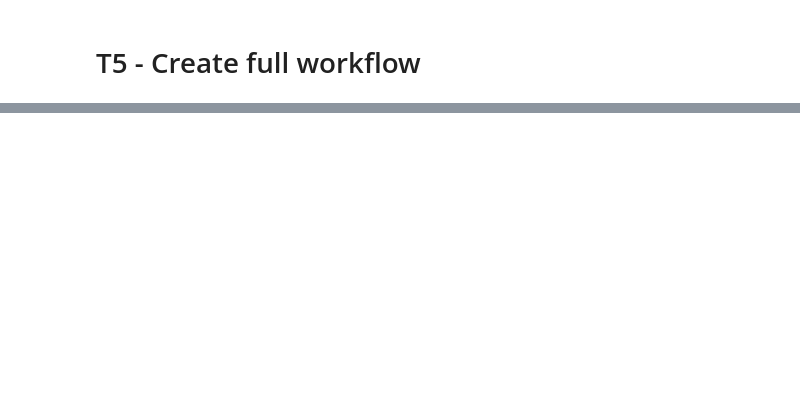
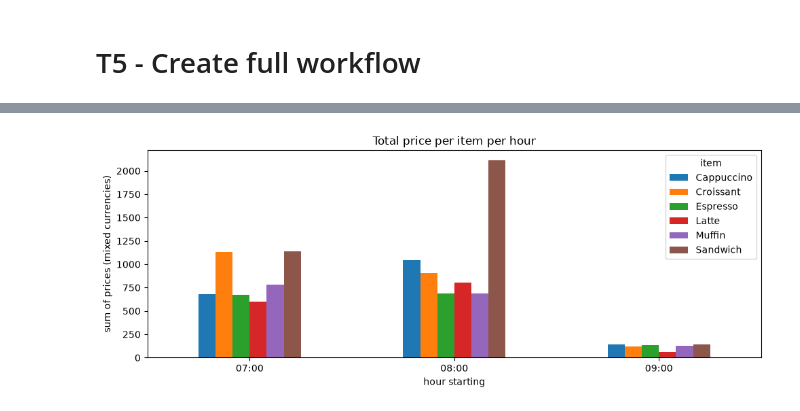
Before and after one commit to SheathAndWhitley/INF201_deliverable_2, a Jupyter notebook: d2.ipynb, the cells around one changed output, grey strips where cells are left out. Cells and saved outputs as stored; diff of their text form; code cells hidden in the pictures; blank space fills up the shorter version.

```diff
--- a/d2.ipynb
+++ b/d2.ipynb
@@ -275,0 +323,4 @@ NameError: name 'raw_prices' is not defined
+# %%
+df.loc[df["currency"] == "NOK", "price"] *= 10.0
+
+df.groupby("currency")["price"].describe().round(2)
@@ -275,0 +335,4 @@ NameError: name 'raw_prices' is not defined
+# %%
+hourly_revenue = data_grouper(df)
+hourly_table = hourly_revenue["price"].unstack("item").round(2)
+hourly_table
@@ -275,0 +345,7 @@ NameError: name 'raw_prices' is not defined
+# %%
+ax = hourly_table.set_axis(hourly_table.index.strftime("%H:%M")).plot(kind="bar", figsize=(10, 4), rot=0)
+ax.set(title="Total price per item per hour", xlabel="hour starting", ylabel="sum of prices (mixed currencies)")
+plt.tight_layout()
+plt.show()
+# %% [output]
+[figure, added]
```
Also changed, not shown: parts of 28 cells of this notebook.
